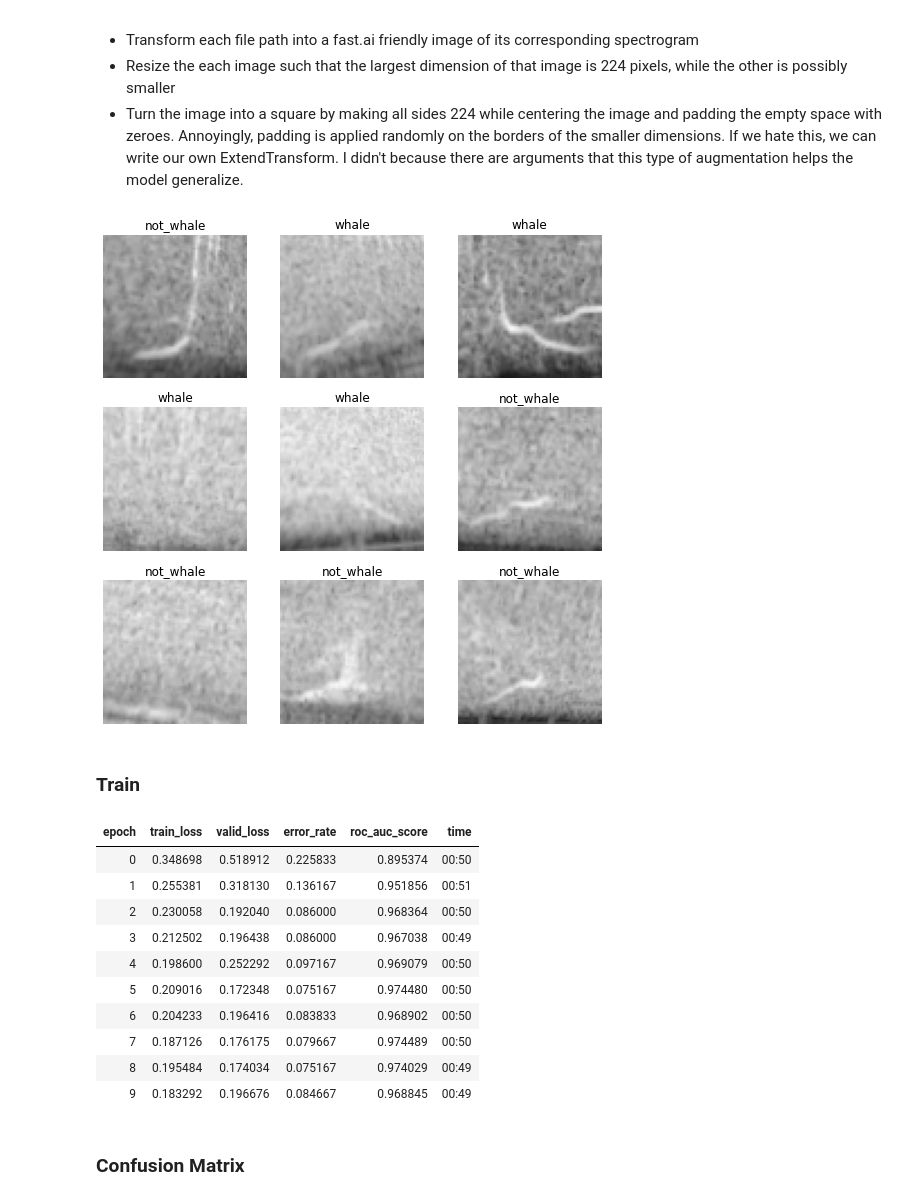
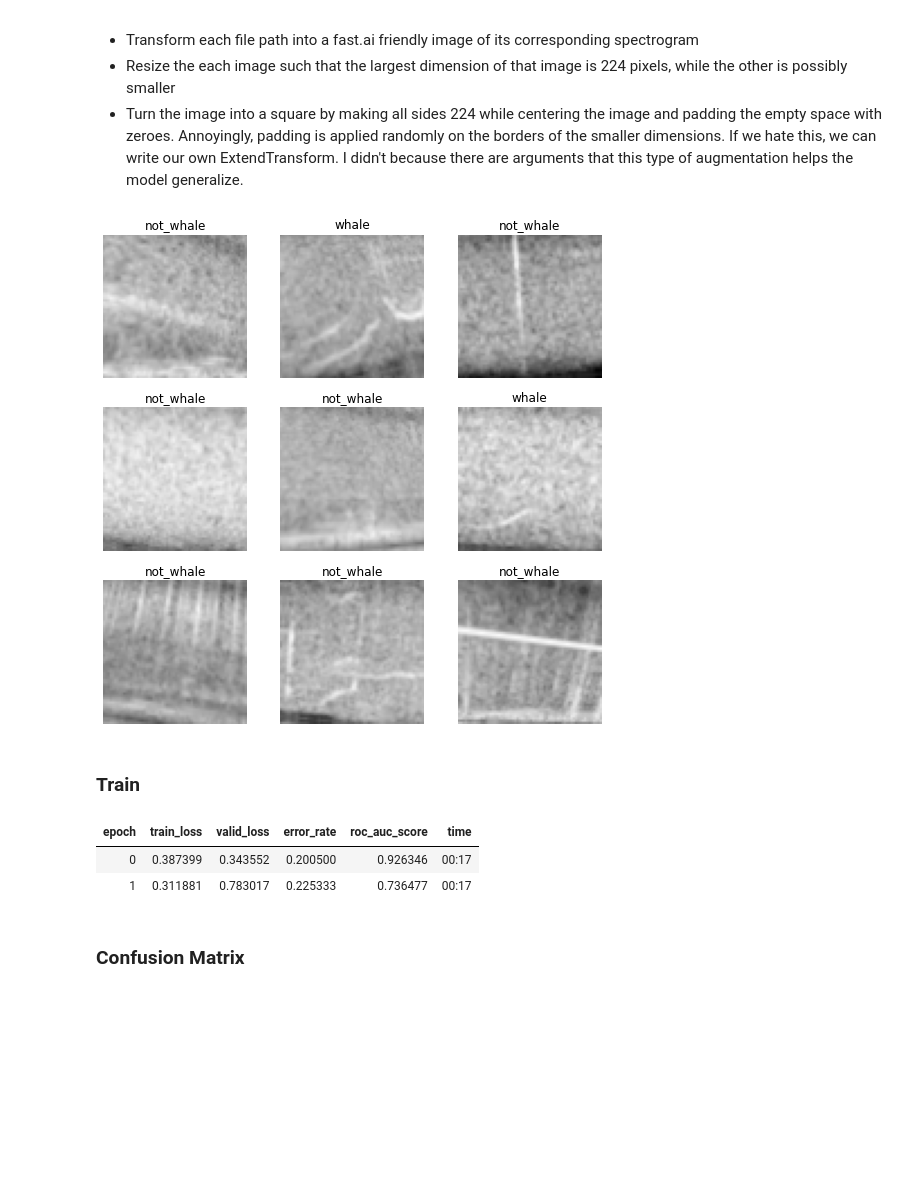
Before and after one commit to ericmichael/whale_detection_fast-ai, a Jupyter notebook: 02_train_a_model.ipynb, the cells around one changed output. Drawn from its saved outputs; the diff is of its cells as text; code cells hidden in the pictures; blank space fills up the shorter version.

```diff
--- a/02_train_a_model.ipynb
+++ b/02_train_a_model.ipynb
@@ -73,12 +73,17 @@ def mono_to_color(X, mean=None, std=None, norm_max=None, norm_min=None, eps=1e-6
 # Using those type of packages breaks the dependencies and on my environment forced a non-CUDA
 # accelerated version of pytorch which is useless
 def create_spectrogram(file_path):
-    samples, sample_rate = librosa.core.load(file_path)
+    samples, sample_rate = librosa.core.load(file_path, sr=2000)
+
+    # the parameters here are tunable and are hard-coded to what i've found works well for this dataset
+    n_fft=256
+    hop_length=32
+    win_length=192
 
     # Compute spectrogram, using some sensible defaults
     # Opportunities here to tweak possibly, just not sure how much it would help
     # We don't use Nicholas' settings as for some reason they get bad results with this library
-    D = librosa.stft(samples, n_fft=512, hop_length=64, window="han", center=False)  # STFT of y
+    D = librosa.stft(samples, n_fft=n_fft, hop_length=hop_length, win_length=win_length)
 
     # Normalize to decibals
     S_dB = librosa.amplitude_to_db(np.abs(D), ref=np.max)
@@ -88,9 +93,16 @@ def create_spectrogram(file_path):
 # My understanding is that it normalizes the spectrogram based on what humans can perceive which is
 # Settings here are open to tweaking
 def create_mel_spectrogram(file_path):
-    samples, sample_rate = librosa.core.load(file_path)
+    samples, sample_rate = librosa.core.load(file_path, sr=2000)
+
+    # the parameters here are tunable and are hard-coded to what i've found works well for this dataset
+    n_fft=256
+    hop_length=32
+    win_length=192
+    fmax = 1000 # cut off at 1000Hz
+
     # Compute mel spectrogram
-    S = librosa.feature.melspectrogram(y=samples, sr=sample_rate, fmax=1000, center=False)
+    S = librosa.feature.melspectrogram(y=samples, sr=sample_rate, fmax=fmax, n_fft=n_fft, hop_length=hop_length, win_length=win_length, center=False)
 
     # Normalize to decibals
     S_dB = librosa.power_to_db(S, ref=np.max)
@@ -237,26 +251,18 @@ dblock = DataBlock(
 dls = dblock.dataloaders(path)
 dls.show_batch()
 # %% [output]
-[figure, old version]
+[figure, new version]
 # %% [markdown]
 ### Train
 # %%
 roc_auc = RocAucBinary()
 learn = vision_learner(dls, resnet18, metrics=[error_rate, roc_auc], pretrained=False)
 learn.model.cuda()
-learn.fit(10)
+learn.fit(2)
 # %% [output]
 | epoch | train_loss | valid_loss | error_rate | roc_auc_score | time |
-| 0 | 0.348698 | 0.518912 | 0.225833 | 0.895374 | 00:50 |
-| 1 | 0.255381 | 0.318130 | 0.136167 | 0.951856 | 00:51 |
-| 2 | 0.230058 | 0.192040 | 0.086000 | 0.968364 | 00:50 |
-| 3 | 0.212502 | 0.196438 | 0.086000 | 0.967038 | 00:49 |
-| 4 | 0.198600 | 0.252292 | 0.097167 | 0.969079 | 00:50 |
-| 5 | 0.209016 | 0.172348 | 0.075167 | 0.974480 | 00:50 |
-| 6 | 0.204233 | 0.196416 | 0.083833 | 0.968902 | 00:50 |
-| 7 | 0.187126 | 0.176175 | 0.079667 | 0.974489 | 00:50 |
-| 8 | 0.195484 | 0.174034 | 0.075167 | 0.974029 | 00:49 |
-| 9 | 0.183292 | 0.196676 | 0.084667 | 0.968845 | 00:49 |
+| 0 | 0.387399 | 0.343552 | 0.200500 | 0.926346 | 00:17 |
+| 1 | 0.311881 | 0.783017 | 0.225333 | 0.736477 | 00:17 |
 # %% [markdown]
 ### Confusion Matrix
 # %% [markdown]
```
Also changed, not shown: parts of 3 cells of this notebook, 4 other files.
